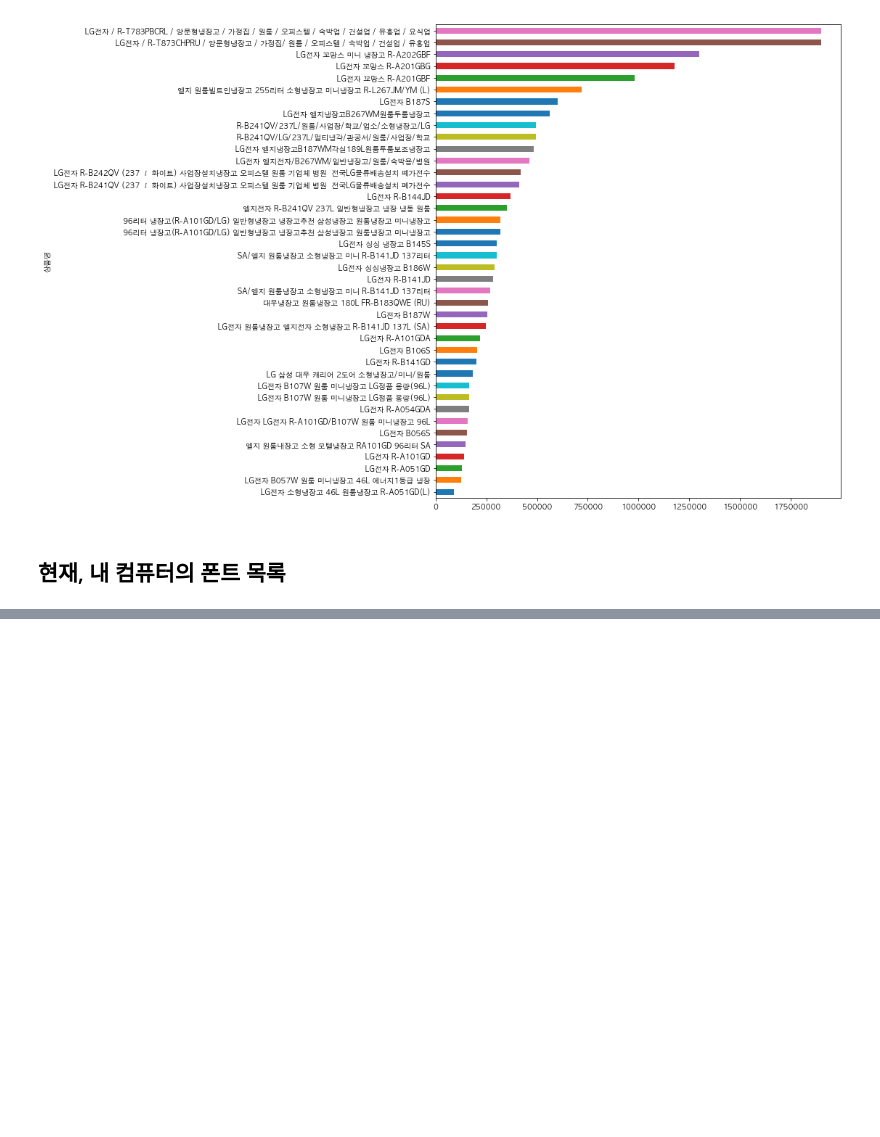
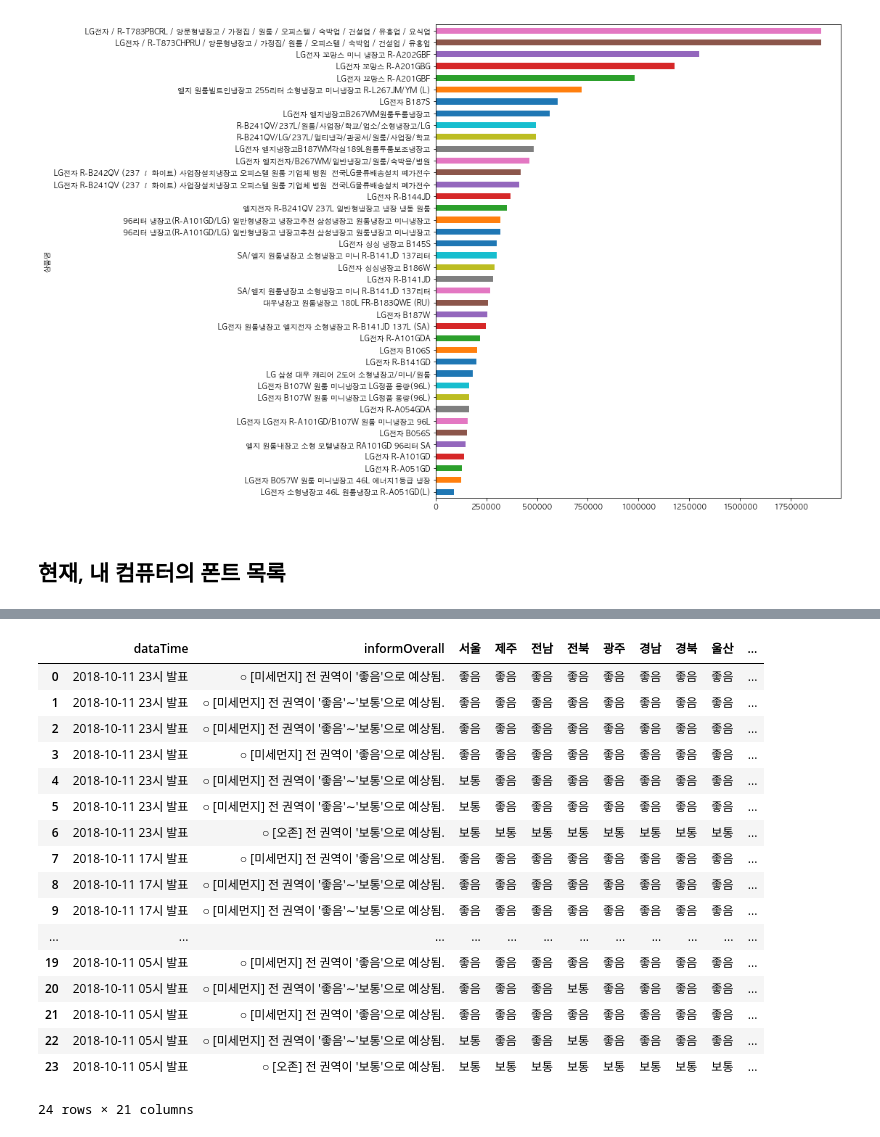
Before and after one commit to CodingSta/demo-201810-lge, a Jupyter notebook: 파이썬강의.ipynb, the cells around one changed output, grey strips where cells are left out. Saved outputs shown, nothing was run; the diff lists cells and outputs as text; code cells hidden in the pictures; blank space fills up the shorter version.

```diff
--- a/파이썬강의.ipynb
+++ b/파이썬강의.ipynb
@@ -1456,0 +1489,5 @@ font_manager.fontManager.ttflist
+# %%
+# 어제
+from datetime import timedelta
+yesterday_str = (datetime.now() - timedelta(days=1)).strftime('%Y-%m-%d')
+yesterday_str
@@ -1456,0 +1512,3 @@ font_manager.fontManager.ttflist
+# %%
+response = requests.get(url, params=params)
+response
@@ -1456,0 +1666,39 @@ font_manager.fontManager.ttflist
+# %%
+# 서울, 제주, 전남, 전북, 광주, 경남, 경북, 울산, 대구, 부산, 충남, 충북, 세종, 대전, 영동, 영서, 경기남부, 경기북부, 인천
+
+지역_리스트 = [
+    '서울', '제주', '전남', '전북', '광주', '경남', '경북', '울산', '대구', '부산',
+    '충남', '충북', '세종', '대전', '영동', '영서', '경기남부', '경기북부', '인천',
+]
+
+
+def 값_fn(값):
+    return 값.split(':')[1].strip()
+
+def 컬럼_convert_fn(컬럼):
+    return 컬럼.apply(값_fn)
+
+df_지역별 = df_대기오염['informGrade'].str.split(',', expand=True).apply(컬럼_convert_fn)#.rename(index=지역_리스트)
+df_지역별.columns = 지역_리스트
+df_지역별
+
+pd.concat([df_대기오염[['dataTime', 'informOverall']], df_지역별], axis=1)
+# %% [output]
+|  | dataTime | informOverall | 서울 | 제주 | 전남 | 전북 | 광주 | 경남 | 경북 | 울산 | ... |
+| 0 | 2018-10-11 23시 발표 | ○ [미세먼지] 전 권역이 '좋음'으로 예상됨. | 좋음 | 좋음 | 좋음 | 좋음 | 좋음 | 좋음 | 좋음 | 좋음 | ... |
+| 1 | 2018-10-11 23시 발표 | ○ [미세먼지] 전 권역이 '좋음'∼'보통'으로 예상됨. | 좋음 | 좋음 | 좋음 | 좋음 | 좋음 | 좋음 | 좋음 | 좋음 | ... |
+| 2 | 2018-10-11 23시 발표 | ○ [미세먼지] 전 권역이 '좋음'∼'보통'으로 예상됨. | 좋음 | 좋음 | 좋음 | 좋음 | 좋음 | 좋음 | 좋음 | 좋음 | ... |
+| 3 | 2018-10-11 23시 발표 | ○ [미세먼지] 전 권역이 '좋음'으로 예상됨. | 좋음 | 좋음 | 좋음 | 좋음 | 좋음 | 좋음 | 좋음 | 좋음 | ... |
+| 4 | 2018-10-11 23시 발표 | ○ [미세먼지] 전 권역이 '좋음'∼'보통'으로 예상됨. | 보통 | 좋음 | 좋음 | 좋음 | 좋음 | 좋음 | 좋음 | 좋음 | ... |
+| 5 | 2018-10-11 23시 발표 | ○ [미세먼지] 전 권역이 '좋음'∼'보통'으로 예상됨. | 보통 | 좋음 | 좋음 | 좋음 | 좋음 | 좋음 | 좋음 | 좋음 | ... |
+| 6 | 2018-10-11 23시 발표 | ○ [오존] 전 권역이 '보통'으로 예상됨. | 보통 | 보통 | 보통 | 보통 | 보통 | 보통 | 보통 | 보통 | ... |
+| 7 | 2018-10-11 17시 발표 | ○ [미세먼지] 전 권역이 '좋음'으로 예상됨. | 좋음 | 좋음 | 좋음 | 좋음 | 좋음 | 좋음 | 좋음 | 좋음 | ... |
+| 8 | 2018-10-11 17시 발표 | ○ [미세먼지] 전 권역이 '좋음'∼'보통'으로 예상됨. | 좋음 | 좋음 | 좋음 | 좋음 | 좋음 | 좋음 | 좋음 | 좋음 | ... |
+| 9 | 2018-10-11 17시 발표 | ○ [미세먼지] 전 권역이 '좋음'∼'보통'으로 예상됨. | 좋음 | 좋음 | 좋음 | 좋음 | 좋음 | 좋음 | 좋음 | 좋음 | ... |
+| ... | ... | ... | ... | ... | ... | ... | ... | ... | ... | ... | ... |
+| 19 | 2018-10-11 05시 발표 | ○ [미세먼지] 전 권역이 '좋음'으로 예상됨. | 좋음 | 좋음 | 좋음 | 좋음 | 좋음 | 좋음 | 좋음 | 좋음 | ... |
+| 20 | 2018-10-11 05시 발표 | ○ [미세먼지] 전 권역이 '좋음'∼'보통'으로 예상됨. | 좋음 | 좋음 | 좋음 | 보통 | 좋음 | 좋음 | 좋음 | 좋음 | ... |
+| 21 | 2018-10-11 05시 발표 | ○ [미세먼지] 전 권역이 '좋음'으로 예상됨. | 좋음 | 좋음 | 좋음 | 좋음 | 좋음 | 좋음 | 좋음 | 좋음 | ... |
+| 22 | 2018-10-11 05시 발표 | ○ [미세먼지] 전 권역이 '좋음'∼'보통'으로 예상됨. | 보통 | 좋음 | 좋음 | 보통 | 좋음 | 좋음 | 좋음 | 좋음 | ... |
+| 23 | 2018-10-11 05시 발표 | ○ [오존] 전 권역이 '보통'으로 예상됨. | 보통 | 보통 | 보통 | 보통 | 보통 | 보통 | 보통 | 보통 | ... |
+24 rows × 21 columns
```
Also changed, not shown: parts of 24 cells of this notebook.
